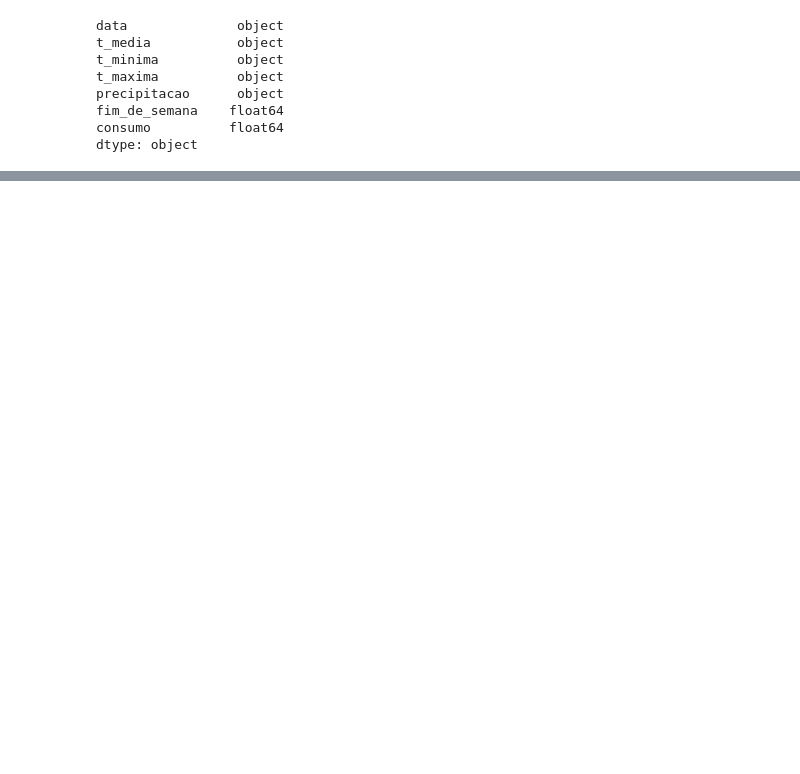
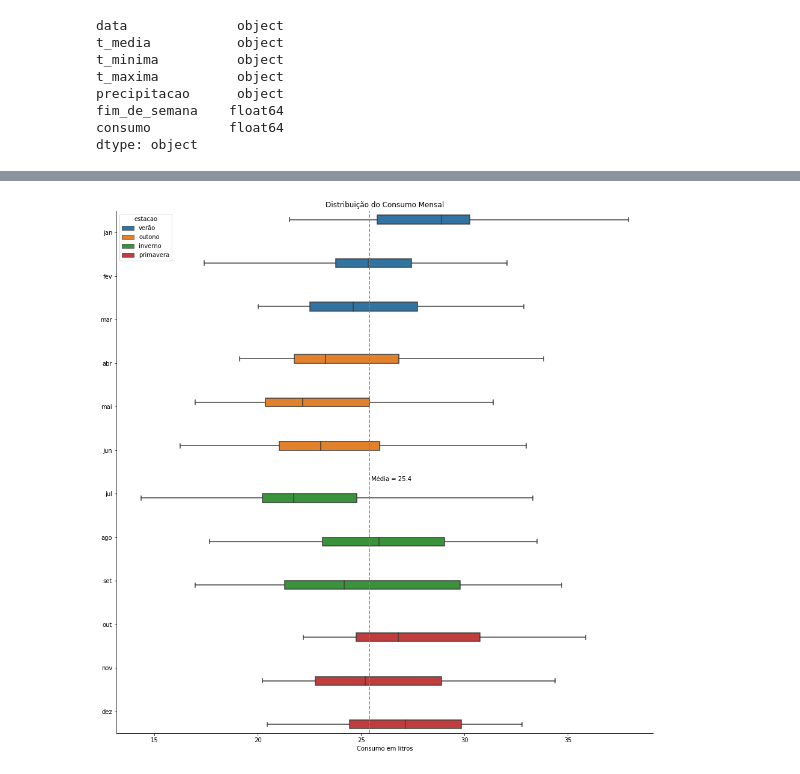
Before and after one commit to lorransr/beer_sp, a Jupyter notebook: beer_analysis.ipynb, the cells around one changed output, grey strips where cells are left out. Cells and saved outputs as stored; diff of their text form; code cells hidden in the pictures; blank space fills up the shorter version.

```diff
--- a/beer_analysis.ipynb
+++ b/beer_analysis.ipynb
@@ -42,0 +147,20 @@ df["dia_semana_nome"] = df['dia_semana'].map(dia_semana_nome)
+# %%
+f, ax = plt.subplots(figsize=(16, 16))
+
+sns.boxplot(x="consumo",
+            y="mes_nome",
+            data=df,
+            hue = "estacao",
+            whis="range")
+
+
+# Tweak the visual presentation
+plt.axvline(df["consumo"].mean(),color = "grey",linestyle = "--")
+
+media_consumo = np.round(df["consumo"].mean(),1)
+plt.text(media_consumo+0.1,5.7,'Média = %s' %media_consumo)
+ax.set(ylabel="",xlabel = "Consumo em litros")
+ax.set_title("Distribuição do Consumo Mensal")
+sns.despine()
+# %% [output]
+[figure, added]
```
Also changed, not shown: parts of 29 cells of this notebook.
